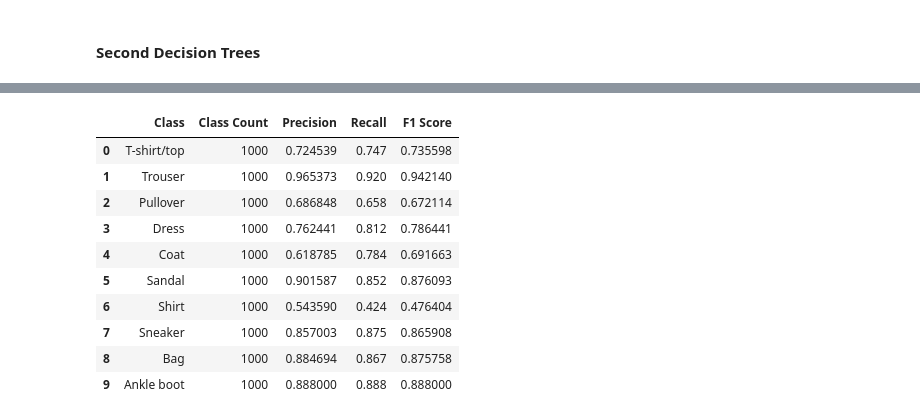
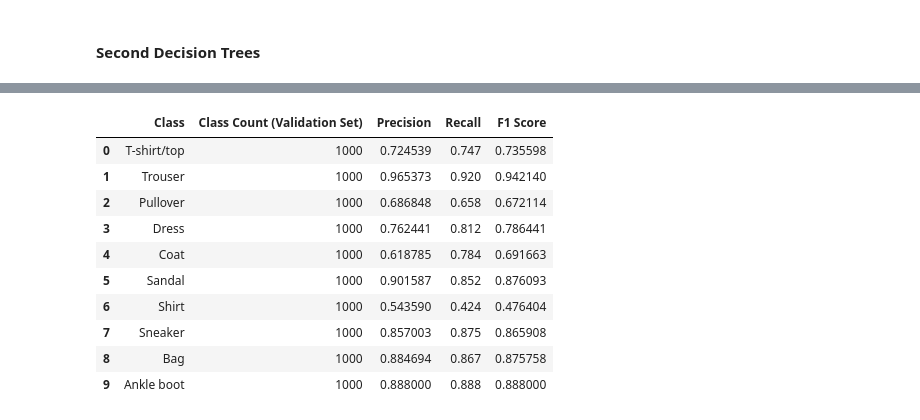
Before and after one commit to JCYuhei/NLP-Model-Investigation-Fashion-MNIST, a Jupyter notebook: coursework.ipynb, the cells around one changed output, grey strips where cells are left out. Drawn from its saved outputs; the diff is of its cells as text; code cells hidden in the pictures.

```diff
--- a/coursework.ipynb
+++ b/coursework.ipynb
@@ -333,22 +358,22 @@ Decision Tree Prediction time: 0.025229299999409704 seconds
 # %%
 # Class level view of performance (precision score, recall and f1 score)
 
 dt_precision = precision_score(y_val, dt_val_predictions, average = None, zero_division = 0)
 dt_recall = recall_score(y_val, dt_val_predictions, average = None, zero_division = 0)
 dt_f1 = f1_score(y_val, dt_val_predictions, average = None, zero_division = 0)
 
 #Tabulate the results
 dt_results = pd.DataFrame({
     "Class": training_data.classes,
-    "Class Count": np.bincount(y_val),
+    "Class Count (Validation Set)": np.bincount(y_val),
     "Precision": dt_precision,
     "Recall": dt_recall,
     "F1 Score": dt_f1
 })
 
 dt_results
 # %% [output]
-|  | Class | Class Count | Precision | Recall | F1 Score |
+|  | Class | Class Count (Validation Set) | Precision | Recall | F1 Score |
 | 0 | T-shirt/top | 1000 | 0.724539 | 0.747 | 0.735598 |
 | 1 | Trouser | 1000 | 0.965373 | 0.920 | 0.942140 |
 | 2 | Pullover | 1000 | 0.686848 | 0.658 | 0.672114 |
```
Also changed, not shown: parts of 8 cells of this notebook.
